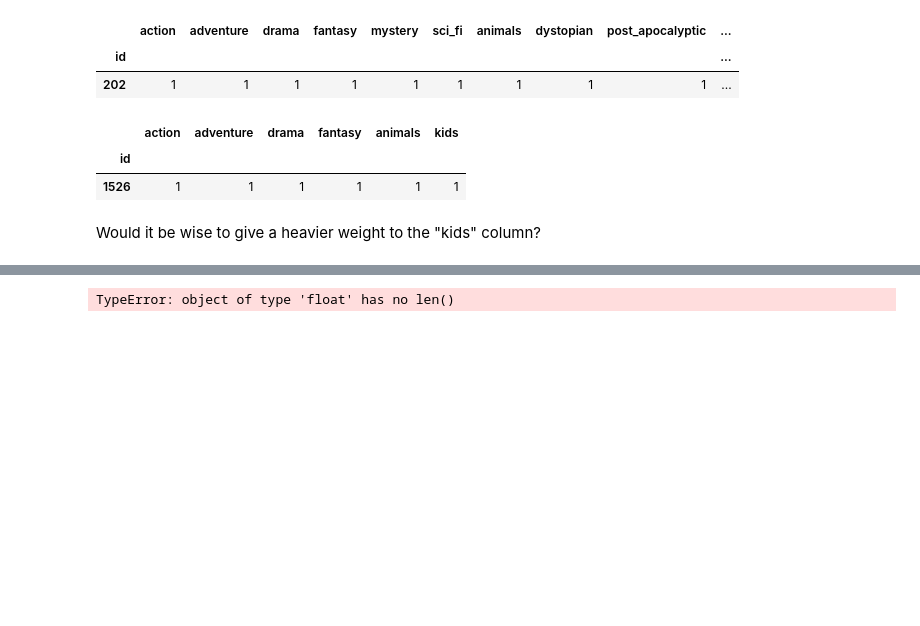
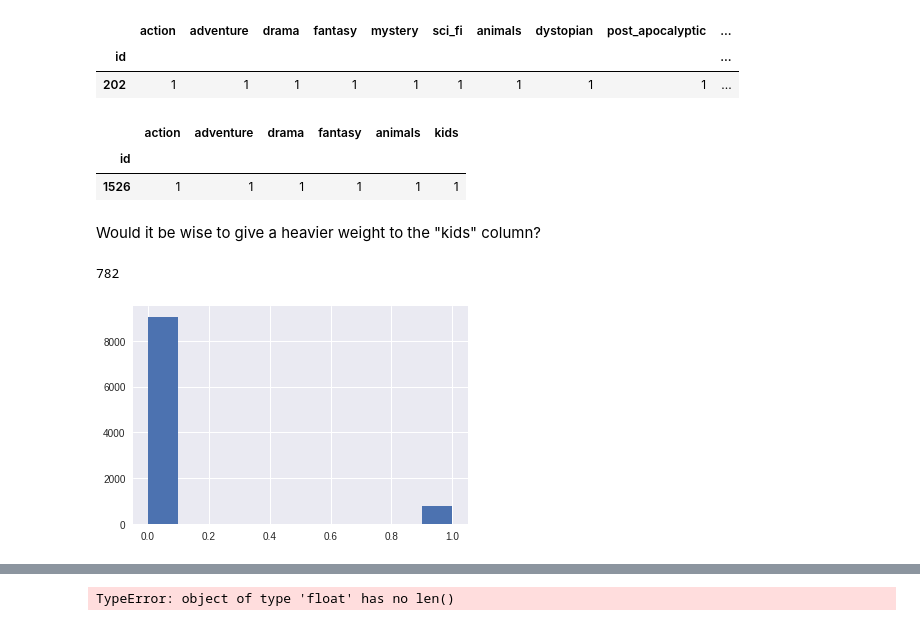
Before and after one commit to sn-ekstrand/content-based-anime-recommender, a Jupyter notebook: initial_eda.ipynb, the cells around one changed output, grey strips where cells are left out. Drawn from its saved outputs; the diff is of its cells as text; code cells hidden in the pictures; blank space fills up the shorter version.

```diff
--- a/initial_eda.ipynb
+++ b/initial_eda.ipynb
@@ -316,3 +320,11 @@ pk_df.loc[:, (pk_df != 0).any(axis=0)]
 | 1526 | 1 | 1 | 1 | 1 | 1 | 1 |
 # %% [markdown]
 Would it be wise to give a heavier weight to the "kids" column?
+# %%
+sum(df['kids'])
+# %% [output]
+782
+# %%
+plt.hist(df['kids']);
+# %% [output]
+[figure, added]
```
Also changed, not shown: parts of 4 cells of this notebook.
